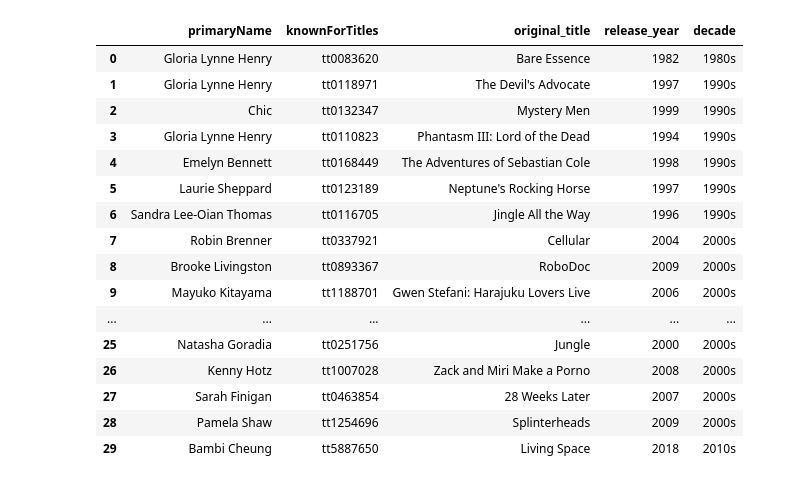
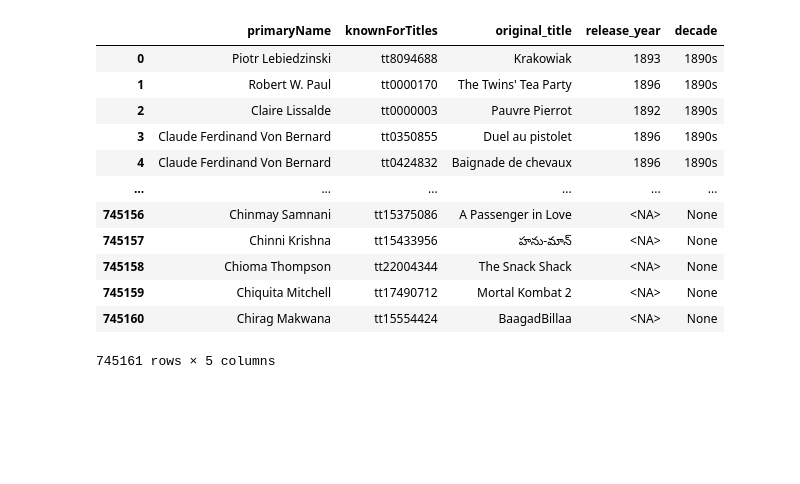
Before and after one commit to Jean-Patrick-Alcolea/Projet-2, a Jupyter notebook: notebooks/Dataviz - Remy.ipynb, the cells around one changed output. Cells and saved outputs as stored; diff of their text form; code cells hidden in the pictures; blank space fills up the shorter version.

```diff
--- a/notebooks/Dataviz - Remy.ipynb
+++ b/notebooks/Dataviz - Remy.ipynb
@@ -80,37 +98,41 @@ sql("""
 # %%
 #cCréation de la vue pour ajouter l'intervalle d'années
 
 sql("""
-    CREATE OR REPLACE VIEW act_dec_dec AS (SELECT *,
-    CASE
-        WHEN release_year BETWEEN 1970 AND 1979 THEN '1970s'
-        WHEN release_year BETWEEN 1980 AND 1989 THEN '1980s'
-        WHEN release_year BETWEEN 1990 AND 1999 THEN '1990s'
-        WHEN release_year BETWEEN 2000 AND 2009 THEN '2000s'
-        WHEN release_year BETWEEN 2010 AND 2019 THEN '2010s'
-        WHEN release_year BETWEEN 2020 AND 2025 THEN '2020s'
-        ELSE 'before 1970'
-    END AS decade
-    FROM act_dec ORDER BY decade);
+        CREATE OR REPLACE VIEW act_dec_dec AS (SELECT *,
+        CASE
+            WHEN release_year BETWEEN 1890 AND 1899 THEN '1890s'
+            WHEN release_year BETWEEN 1900 AND 1909 THEN '1900s'
+            WHEN release_year BETWEEN 1910 AND 1919 THEN '1910s'
+            WHEN release_year BETWEEN 1920 AND 1929 THEN '1920s'
+            WHEN release_year BETWEEN 1930 AND 1939 THEN '1930s'
+            WHEN release_year BETWEEN 1940 AND 1949 THEN '1940s'
+            WHEN release_year BETWEEN 1950 AND 1959 THEN '1950s'
+            WHEN release_year BETWEEN 1960 AND 1969 THEN '1960s'
+            WHEN release_year BETWEEN 1970 AND 1979 THEN '1970s'
+            WHEN release_year BETWEEN 1980 AND 1989 THEN '1980s'
+            WHEN release_year BETWEEN 1990 AND 1999 THEN '1990s'
+            WHEN release_year BETWEEN 2000 AND 2009 THEN '2000s'
+            WHEN release_year BETWEEN 2010 AND 2019 THEN '2010s'
+            WHEN release_year BETWEEN 2020 AND 2025 THEN '2020s'
+        END AS decade
+        FROM act_dec ORDER BY decade);
+        """
+    )
 
-    SELECT * FROM act_dec_dec LIMIT 30
-    """
-)
+df_root = sql("""SELECT * from act_dec_dec""")
+df_root
 # %% [output]
 |  | primaryName | knownForTitles | original_title | release_year | decade |
-| 0 | Gloria Lynne Henry | tt0083620 | Bare Essence | 1982 | 1980s |
-| 1 | Gloria Lynne Henry | tt0118971 | The Devil's Advocate | 1997 | 1990s |
-| 2 | Chic | tt0132347 | Mystery Men | 1999 | 1990s |
-| 3 | Gloria Lynne Henry | tt0110823 | Phantasm III: Lord of the Dead | 1994 | 1990s |
-| 4 | Emelyn Bennett | tt0168449 | The Adventures of Sebastian Cole | 1998 | 1990s |
-| 5 | Laurie Sheppard | tt0123189 | Neptune's Rocking Horse | 1997 | 1990s |
-| 6 | Sandra Lee-Oian Thomas | tt0116705 | Jingle All the Way | 1996 | 1990s |
-| 7 | Robin Brenner | tt0337921 | Cellular | 2004 | 2000s |
-| 8 | Brooke Livingston | tt0893367 | RoboDoc | 2009 | 2000s |
-| 9 | Mayuko Kitayama | tt1188701 | Gwen Stefani: Harajuku Lovers Live | 2006 | 2000s |
+| 0 | Piotr Lebiedzinski | tt8094688 | Krakowiak | 1893 | 1890s |
+| 1 | Robert W. Paul | tt0000170 | The Twins' Tea Party | 1896 | 1890s |
+| 2 | Claire Lissalde | tt0000003 | Pauvre Pierrot | 1892 | 1890s |
+| 3 | Claude Ferdinand Von Bernard | tt0350855 | Duel au pistolet | 1896 | 1890s |
+| 4 | Claude Ferdinand Von Bernard | tt0424832 | Baignade de chevaux | 1896 | 1890s |
 | ... | ... | ... | ... | ... | ... |
-| 25 | Natasha Goradia | tt0251756 | Jungle | 2000 | 2000s |
-| 26 | Kenny Hotz | tt1007028 | Zack and Miri Make a Porno | 2008 | 2000s |
-| 27 | Sarah Finigan | tt0463854 | 28 Weeks Later | 2007 | 2000s |
-| 28 | Pamela Shaw | tt1254696 | Splinterheads | 2009 | 2000s |
-| 29 | Bambi Cheung | tt5887650 | Living Space | 2018 | 2010s |
+| 745156 | Chinmay Samnani | tt15375086 | A Passenger in Love | <NA> | None |
+| 745157 | Chinni Krishna | tt15433956 | హను-మాన్ | <NA> | None |
+| 745158 | Chioma Thompson | tt22004344 | The Snack Shack | <NA> | None |
+| 745159 | Chiquita Mitchell | tt17490712 | Mortal Kombat 2 | <NA> | None |
+| 745160 | Chirag Makwana | tt15554424 | BaagadBillaa | <NA> | None |
+745161 rows × 5 columns
```
Also changed, not shown: parts of 24 cells of this notebook.
